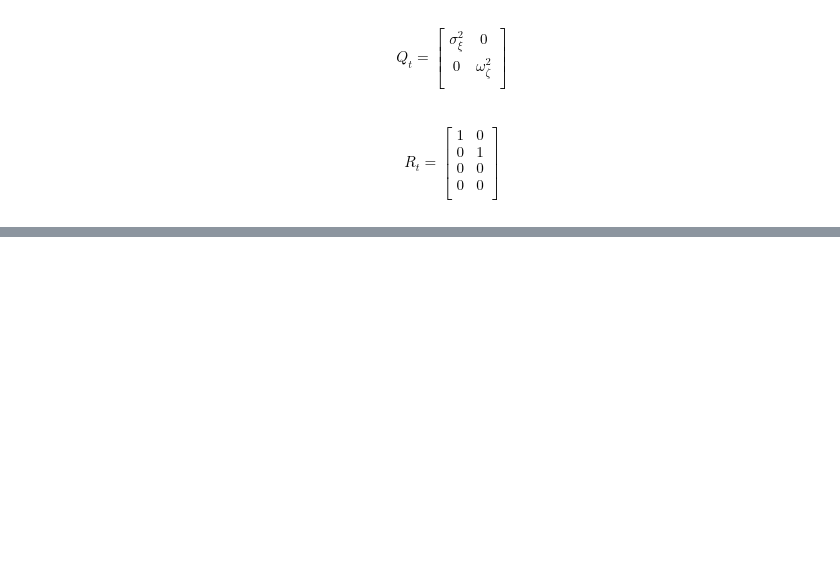
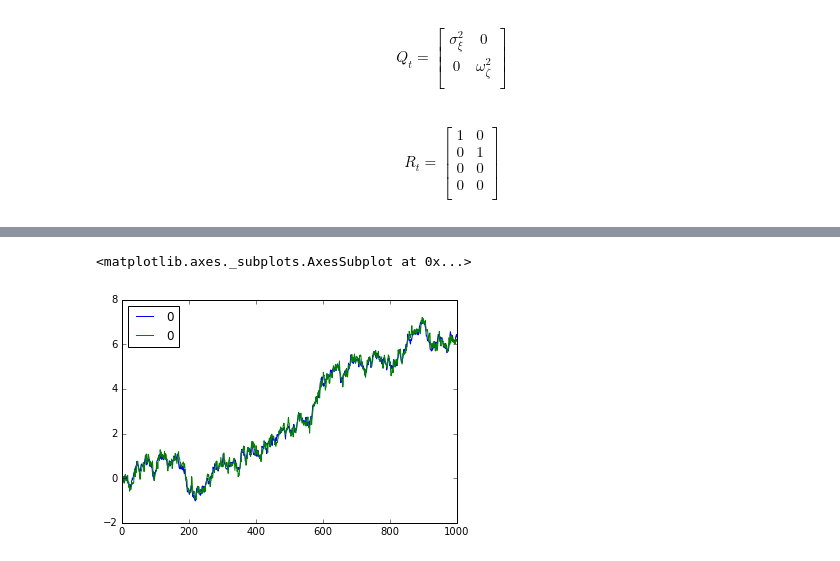
Before and after one commit to pedrobraz1990/BayesianEconometrics, a Jupyter notebook: Local Level Model.ipynb, the cells around one changed output, grey strips where cells are left out. Cells and saved outputs as stored; diff of their text form; code cells hidden in the pictures; blank space fills up the shorter version.

```diff
--- a/Local Level Model.ipynb
+++ b/Local Level Model.ipynb
@@ -86,0 +217,5 @@ $$\gamma_{t+1} = -\gamma_{t} - \gamma_{t-1} - \theta_1\gamma_{t-2} + \omega_t \s
+# %%
+pd.concat([mi , kf.a[0]],axis=1).plot()
+# %% [output]
+<matplotlib.axes._subplots.AxesSubplot at 0x...>
+[figure, added]
```
Also changed, not shown: parts of 26 cells of this notebook, 4 other files.
